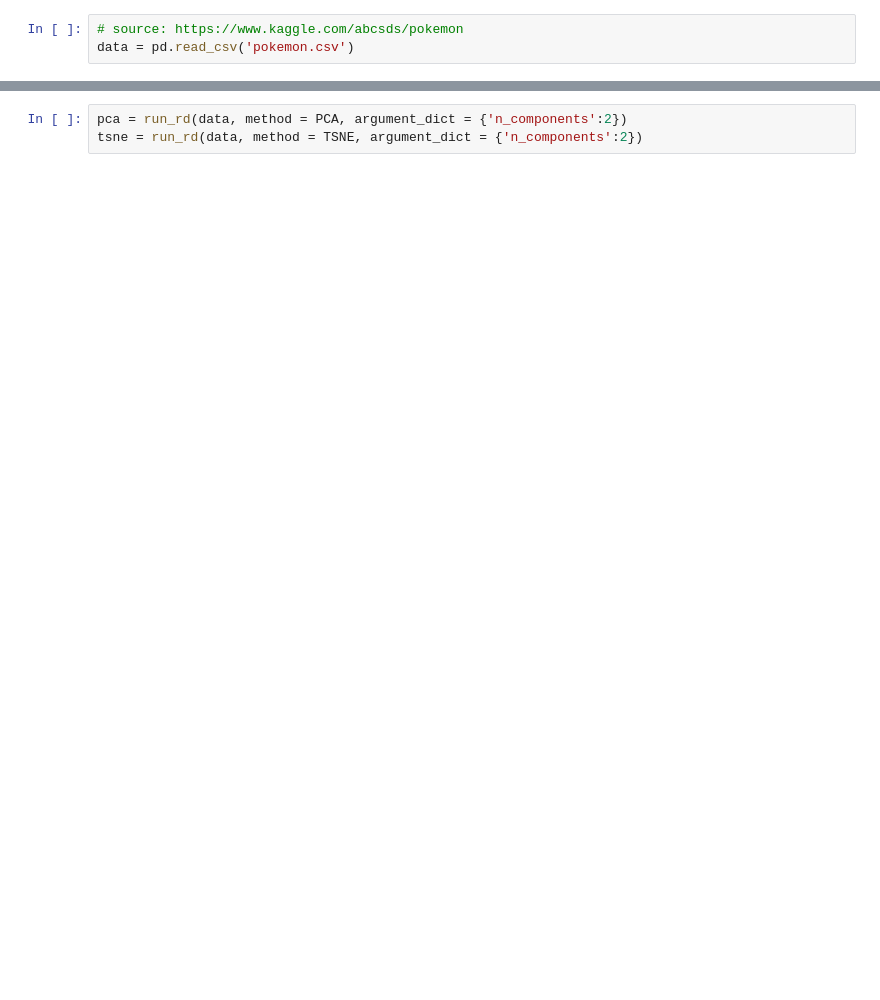
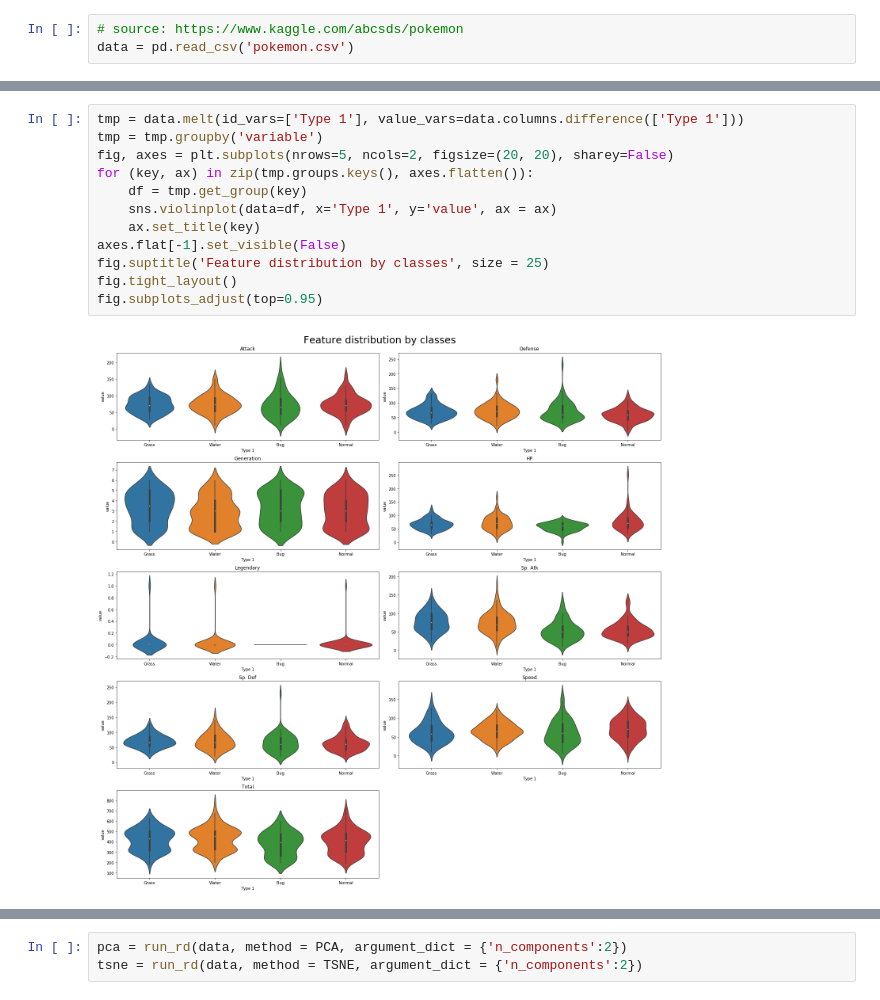
Before and after one commit to hyperL1ght/pokemonapp, a Jupyter notebook: model.ipynb, the cells around one changed output, grey strips where cells are left out. Saved outputs shown, nothing was run; the diff lists cells and outputs as text; blank space fills up the shorter version.

```diff
--- a/model.ipynb
+++ b/model.ipynb
@@ -61,0 +61,14 @@ Use PCA and TSNE with default parameters, neither can separate pokemon type 1, T
+# %%
+tmp = data.melt(id_vars=['Type 1'], value_vars=data.columns.difference(['Type 1']))
+tmp = tmp.groupby('variable')
+fig, axes = plt.subplots(nrows=5, ncols=2, figsize=(20, 20), sharey=False)
+for (key, ax) in zip(tmp.groups.keys(), axes.flatten()):
+    df = tmp.get_group(key)
+    sns.violinplot(data=df, x='Type 1', y='value', ax = ax)
+    ax.set_title(key)
+axes.flat[-1].set_visible(False)
+fig.suptitle('Feature distribution by classes', size = 25)
+fig.tight_layout()
+fig.subplots_adjust(top=0.95)
+# %% [output]
+[figure, added]
```
Also changed, not shown: parts of 40 cells of this notebook.
